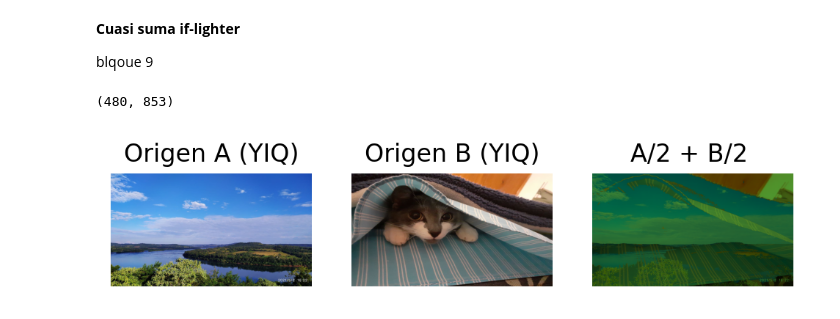
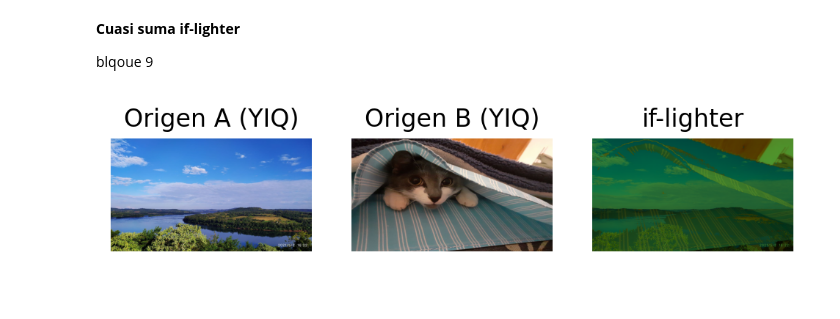
Before and after one commit to juangross/cAM, a Jupyter notebook: PDI_TP3_v1.ipynb, the cells around one changed output. Drawn from its saved outputs; the diff is of its cells as text; code cells hidden in the pictures.

```diff
--- a/PDI_TP3_v1.ipynb
+++ b/PDI_TP3_v1.ipynb
@@ -443,21 +474,25 @@ yiq2=RGB_TO_YIQ (nImg2)
 #escribiendo mal, la idea es hacer algo así
 #yiq3[:,:,0] = if (yiq1[:,:,0]> yiq2[:,:,0]: yiq1[:,:,0] else yiq2[:,:,0] )
 
+
 mask1= np.greater_equal(yiq1[:,:,0], yiq2[:,:,0] )
 #print(mask1)
-mask2= np.less(yiq1[:,:,0], yiq2[:,:,0] )
+#calculo la máscara complementaria, negando los valores de mask1
+mask2= np.invert(mask1)
+#mask2= np.less(yiq1[:,:,0], yiq2[:,:,0] )
 #print(mask2)
-Yiq1_masked= mask1* yiq1[:,:,0] #mascara principal
-Yiq2_masked= mask2* yiq2[:,:,0] #mascara complementaria
-print(Yiq1_masked.shape)
-#print(Yiq1_masked)
-#print(Yiq2_masked)
 
-yiq3[:,:,0]=Yiq1_masked[:,:]+Yiq2_masked[:,:]
+#Yiq1_masked= mask1* yiq1[:,:,0] #mascara principal  (valores mayores)
+#Yiq2_masked= mask2* yiq2[:,:,0] #mascara complementaria
+#print(Yiq1_masked.shape)
+
+#como funciona esto:
+#en una de las mask1 siempre queda activo los valores mayores y en la otra los menores.
+
+#yiq3[:,:,0]=Yiq1_masked[:,:] + Yiq2_masked[:,:]
+yiq3[:,:,0]=mask1* yiq1[:,:,0] + mask2*yiq2[:,:,0]
 yiq3[:,:,1]=mask1* yiq1[:,:,1] + mask2*yiq2[:,:,1]
-yiq3[:,:,2]=mask1*yiq1[:,:,2]+mask2*yiq2[:,:,2]
-#yiq3[:,:,1]=yiq1[:,:,1]+yiq2[:,:,1]
-#yiq3[:,:,2]=yiq1[:,:,2]+yiq2[:,:,2]
+yiq3[:,:,2]=mask1* yiq1[:,:,2] + mask2*yiq2[:,:,2]
 
 
 #recorto los valores extremos
@@ -470,33 +505,32 @@ Img3= YIQ_TO_RGB(yiq3)
 #desnormalizar RGB
 Img3=255*Img3
 Img3=np.rint(Img3)  #redondeo a valores enteros
 Img3=np.clip(Img3,0,255) #recorto los valores que superen 255
 
 
 #mostrar resultados
 plt.figure (dpi=200)
 ax1=plt.subplot(1,3,1)
 plt.imshow(Img1)
 plt.title("Origen A (YIQ)")
 #plt.setp(ax1.get_yticklabels(), fontsize=6)
 #plt.setp(ax1.get_xticklabels(), fontsize=6)
 plt.axis('off')
 
 ax2=plt.subplot(1,3,2, sharey=ax1)
 plt.imshow(Img2)
 plt.title("Origen B (YIQ)")
 #plt.setp(ax2.get_yticklabels(), visible=False)
 #plt.setp(ax2.get_xticklabels(), fontsize=6)
 plt.axis('off')
 
 ax3= plt.subplot(1,3,3, sharey=ax1)
 plt.imshow(Img3.astype('uint8'))
-plt.title("A/2 + B/2 ")
+plt.title("if-lighter")
 #plt.setp(ax3.get_yticklabels(), visible=False)
 #plt.setp(ax3.get_xticklabels(), fontsize=6)
 plt.axis('off')
 
 plt.show()
 # %% [output]
-(480, 853)
-[figure, old version]
+[figure, new version]
```
Also changed, not shown: parts of 11 cells of this notebook.
